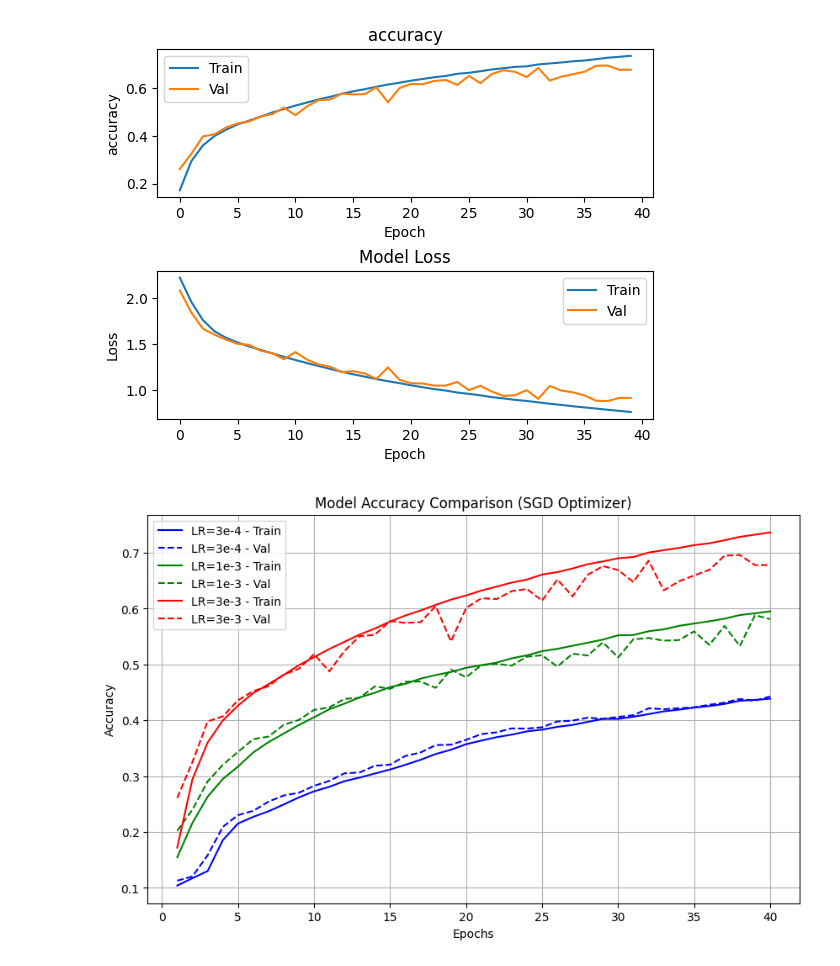
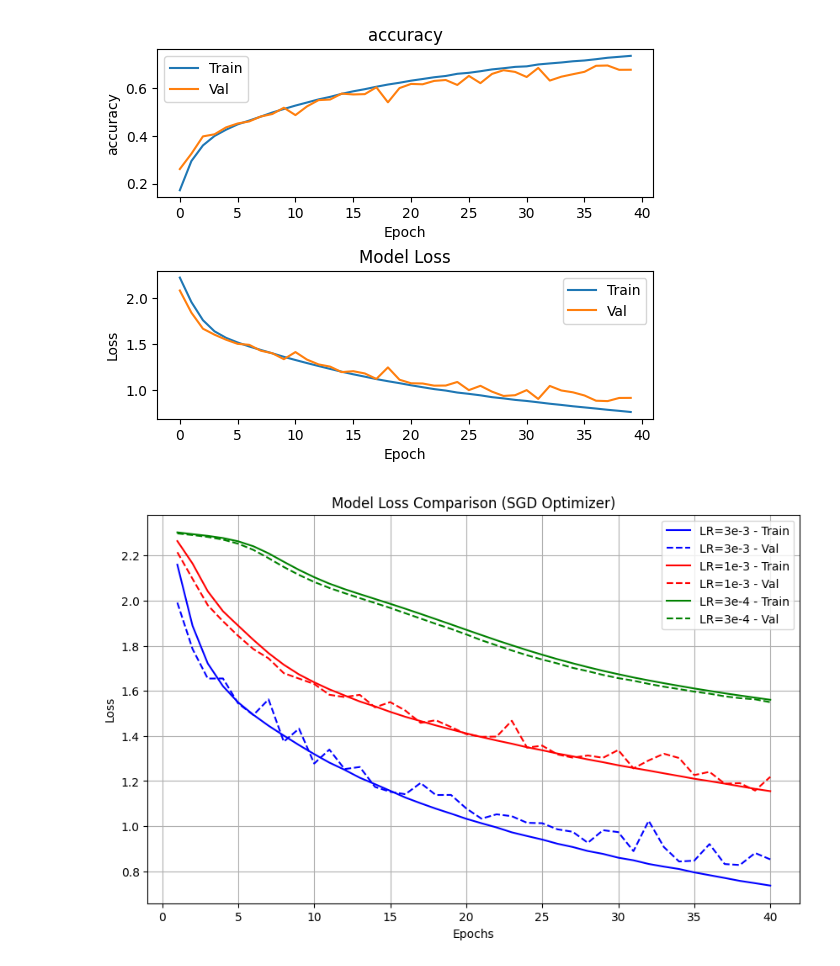
Before and after one commit to noamweitz/Deep-Learning, a Jupyter notebook: 03_Network_Training.ipynb, the cells around one changed output. Cells and saved outputs as stored; diff of their text form; code cells hidden in the pictures.

```diff
--- a/03_Network_Training.ipynb
+++ b/03_Network_Training.ipynb
@@ -934,10 +939,10 @@ model.add(keras.layers.Activation('softmax'))
 Y_train_class = keras.utils.to_categorical(y_train, 10)
 Y_test_class = keras.utils.to_categorical(y_test, 10)
 # By default use Adam with lr=3e-4. Change it to SGD when asked to
-opt = keras.optimizers.SGD(learning_rate=3e-3)
+opt = keras.optimizers.SGD(learning_rate=3e-4)
 model.compile(loss='categorical_crossentropy',
               optimizer=opt,
               metrics=['accuracy'])
 # Use 40 epochs as default value to plot your curves
-history_5 = model.fit(X_train_n, Y_train_class, epochs=40, validation_data=(X_test_n,Y_test_class))
+history_3 = model.fit(X_train_n, Y_train_class, epochs=40, validation_data=(X_test_n,Y_test_class))
 # %% [output]
@@ -1008,36 +1013,37 @@ plot_history(history_5, metric='accuracy')
 # %%
 import matplotlib.pyplot as plt
 
 # Assuming history1, history2, history3 are the history objects of three models
 # trained with learning rates 3e-4, 1e-3, and 3e-3 using SGD optimizer.
 
 epochs = range(1, len(history_4.history['accuracy']) + 1)
 
 plt.figure(figsize=(10, 6))
 
 # Define colors for different models
 colors = ['blue', 'green', 'red']
 
-# Model 1 (LR = 3e-4)
-plt.plot(epochs, history_5.history['accuracy'], linestyle='-', color=colors[0], label='LR=3e-4 - Train')
-plt.plot(epochs, history_5.history['val_accuracy'], linestyle='--', color=colors[0], label='LR=3e-4 - Val')
+# Model 1
+plt.plot(epochs, history_5.history['loss'], linestyle='-', color=colors[0], label='LR=3e-3 - Train')
+plt.plot(epochs, history_5.history['val_loss'], linestyle='--', color=colors[0], label='LR=3e-3 - Val')
 
-# Model 2 (LR = 1e-3)
-plt.plot(epochs, history_3.history['accuracy'], linestyle='-', color=colors[1], label='LR=1e-3 - Train')
-plt.plot(epochs, history_3.history['val_accuracy'], linestyle='--', color=colors[1], label='LR=1e-3 - Val')
+# Model 2
+plt.plot(epochs, history_4.history['loss'], linestyle='-', color=colors[2], label='LR=1e-3 - Train')
+plt.plot(epochs, history_4.history['val_loss'], linestyle='--', color=colors[2], label='LR=1e-3 - Val')
 
-# Model 3 (LR = 3e-3)
-plt.plot(epochs, history_4.history['accuracy'], linestyle='-', color=colors[2], label='LR=3e-3 - Train')
-plt.plot(epochs, history_4.history['val_accuracy'], linestyle='--', color=colors[2], label='LR=3e-3 - Val')
+# Model 3
+
+plt.plot(epochs, history_3.history['loss'], linestyle='-', color=colors[1], label='LR=3e-4 - Train')
+plt.plot(epochs, history_3.history['val_loss'], linestyle='--', color=colors[1], label='LR=3e-4 - Val')
 
 # Labels and title
 plt.xlabel('Epochs')
-plt.ylabel('Accuracy')
-plt.title('Model Accuracy Comparison (SGD Optimizer)')
+plt.ylabel('Loss')
+plt.title('Model Loss Comparison (SGD Optimizer)')
 plt.legend()
 plt.grid(True)
 
 # Show plot
 plt.show()
 # %% [output]
-[figure, old version]
+[figure, new version]
```
Also changed, not shown: parts of 2 cells of this notebook.
